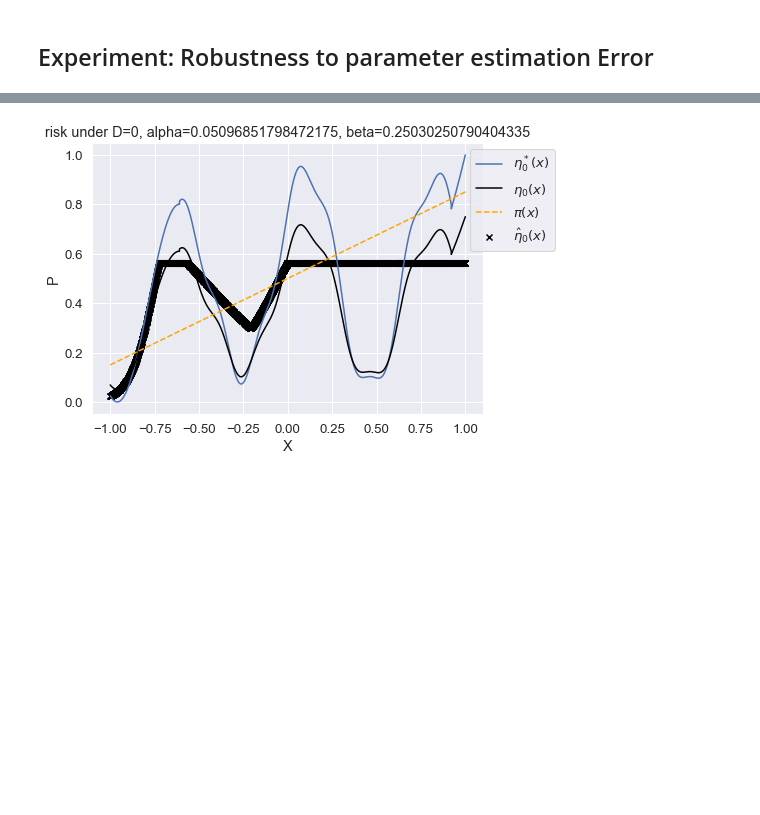
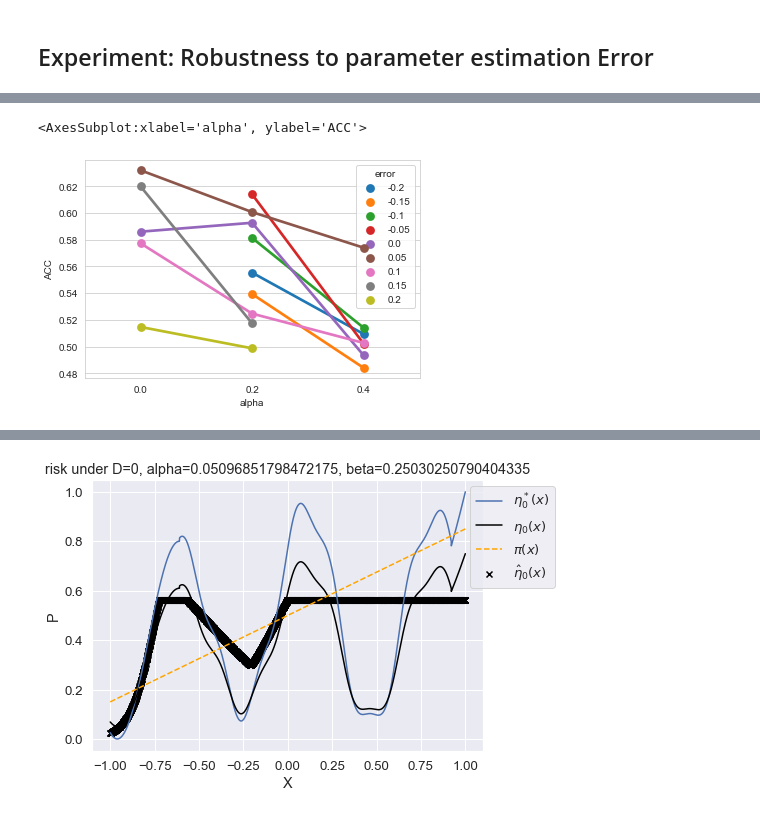
Before and after one commit to lguerdan/counterfactual-decision-support, a Jupyter notebook: experiments.ipynb, the cells around one changed output, grey strips where cells are left out. Drawn from its saved outputs; the diff is of its cells as text; code cells hidden in the pictures; blank space fills up the shorter version.

Commit message:
add robustness experiment

```diff
--- a/experiments.ipynb
+++ b/experiments.ipynb
@@ -256,19 +182,3 @@ viz_ccpe_estimates(expdf, debug_info, params, do, Y0_PDF, Y1_PDF, PI_PDF)
 # %% [markdown]
 ## Experiment: Robustness to parameter estimation Error
-# %%
-alphas = [0,  .1, .2, .3, .4]
-betas = [0, .1, .2,  .3,  .4]
-error_mag = [.01, .05, .1, .2, .3]
-configs = []
-
-for alpha in alphas:
-    for beta in betas:
-        for error in error_mag:
-            if alpha+beta < .5:
-                configs.append({
-                    'alpha_true': alpha,
-                    'beta_true': beta,
-                    'alpha_hat': error,
-                    'beta_hat': error
-                })
 # %%
@@ -385,0 +214,7 @@ sns.barplot(data=resultdf, x='model', y='AU-ROC')
+# %%
+robustness_results = pd.DataFrame(exp_results)
+robustness_results['error'] = (robustness_results['alpha_hat'] - robustness_results['alpha'].tolist()).round(decimals=2)
+sns.pointplot(data=robustness_results, x='alpha', y='ACC', hue='error')
+# %% [output]
+<AxesSubplot:xlabel='alpha', ylabel='ACC'>
+[figure, added]
```
Also changed, not shown: parts of 25 cells of this notebook, 2 other files.
